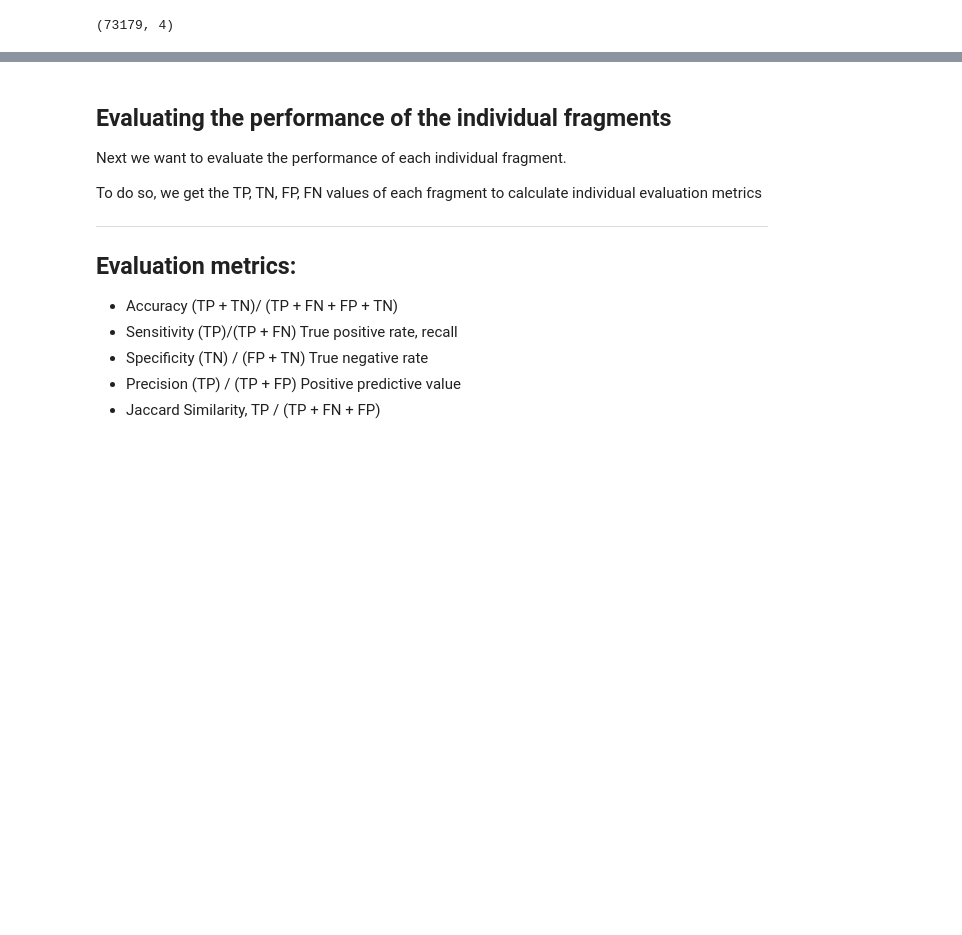
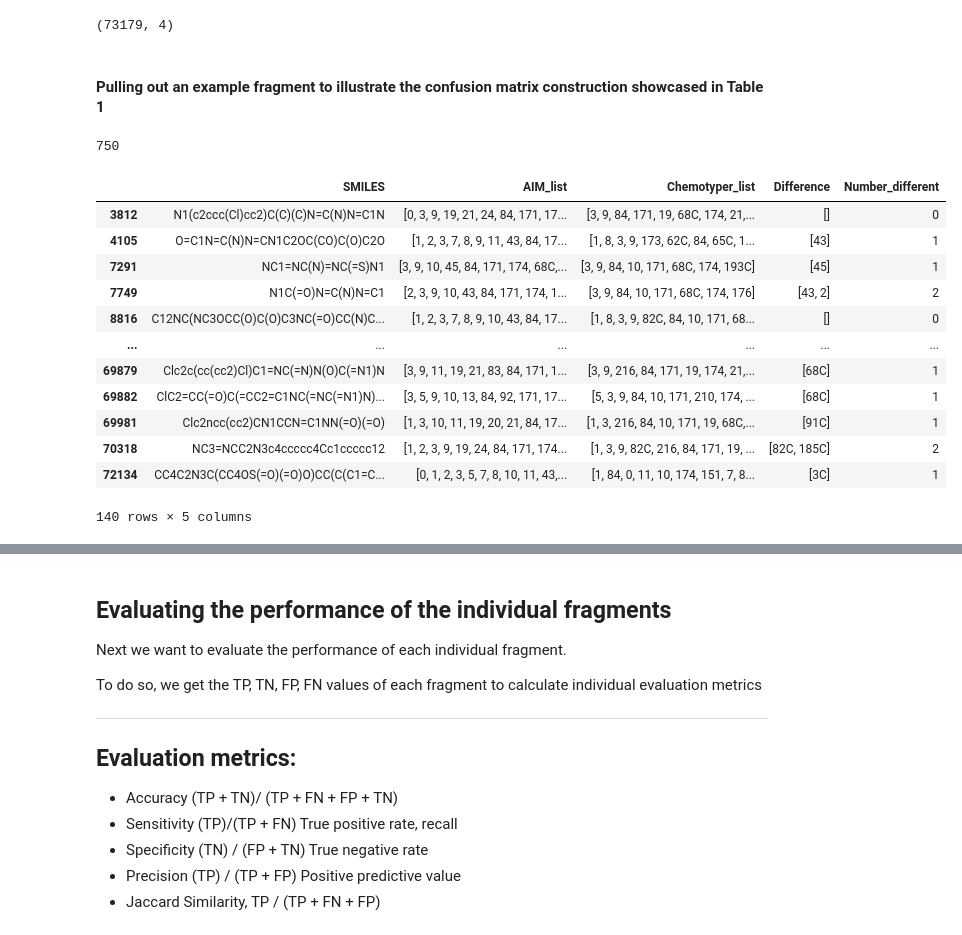
Before and after one commit to patlewig/aim, a Jupyter notebook: notebooks/01_AIM_Pairwise_Comparison.ipynb, the cells around one changed output, grey strips where cells are left out. Cells and saved outputs as stored; diff of their text form; code cells hidden in the pictures; blank space fills up the shorter version.

```diff
--- a/notebooks/01_AIM_Pairwise_Comparison.ipynb
+++ b/notebooks/01_AIM_Pairwise_Comparison.ipynb
@@ -100,3 +100,7 @@ compare_new.head()
 compare_new.shape
 # %% [output]
 (73179, 4)
+# %% [markdown]
+#### Pulling out an example fragment to illustrate the confusion matrix construction showcased in Table 1
+# %%
+test = compare_new.copy()
@@ -102,0 +113,5 @@ compare_new.shape
+# %%
+fragments = list(set(fragments))
+len(fragments)
+# %% [output]
+750
@@ -102,0 +124,16 @@ compare_new.shape
+# %%
+test[aim_mask]
+# %% [output]
+|  | SMILES | AIM_list | Chemotyper_list | Difference | Number_different |
+| 3812 | N1(c2ccc(Cl)cc2)C(C)(C)N=C(N)N=C1N | [0, 3, 9, 19, 21, 24, 84, 171, 17... | [3, 9, 84, 171, 19, 68C, 174, 21,... | [] | 0 |
+| 4105 | O=C1N=C(N)N=CN1C2OC(CO)C(O)C2O | [1, 2, 3, 7, 8, 9, 11, 43, 84, 17... | [1, 8, 3, 9, 173, 62C, 84, 65C, 1... | [43] | 1 |
+| 7291 | NC1=NC(N)=NC(=S)N1 | [3, 9, 10, 45, 84, 171, 174, 68C,... | [3, 9, 84, 10, 171, 68C, 174, 193C] | [45] | 1 |
+| 7749 | N1C(=O)N=C(N)N=C1 | [2, 3, 9, 10, 43, 84, 171, 174, 1... | [3, 9, 84, 10, 171, 68C, 174, 176] | [43, 2] | 2 |
+| 8816 | C12NC(NC3OCC(O)C(O)C3NC(=O)CC(N)C... | [1, 2, 3, 7, 8, 9, 10, 43, 84, 17... | [1, 8, 3, 9, 82C, 84, 10, 171, 68... | [] | 0 |
+| ... | ... | ... | ... | ... | ... |
+| 69879 | Clc2c(cc(cc2)Cl)C1=NC(=N)N(O)C(=N1)N | [3, 9, 11, 19, 21, 83, 84, 171, 1... | [3, 9, 216, 84, 171, 19, 174, 21,... | [68C] | 1 |
+| 69882 | ClC2=CC(=O)C(=CC2=C1NC(=NC(=N1)N)... | [3, 5, 9, 10, 13, 84, 92, 171, 17... | [5, 3, 9, 84, 10, 171, 210, 174, ... | [68C] | 1 |
+| 69981 | Clc2ncc(cc2)CN1CCN=C1NN(=O)(=O) | [1, 3, 10, 11, 19, 20, 21, 84, 17... | [1, 3, 216, 84, 10, 171, 19, 68C,... | [91C] | 1 |
+| 70318 | NC3=NCC2N3c4ccccc4Cc1ccccc12 | [1, 2, 3, 9, 19, 24, 84, 171, 174... | [1, 3, 9, 82C, 216, 84, 171, 19, ... | [82C, 185C] | 2 |
+| 72134 | CC4C2N3C(CC4OS(=O)(=O)O)CC(C(C1=C... | [0, 1, 2, 3, 5, 7, 8, 10, 11, 43,... | [1, 84, 0, 11, 10, 174, 151, 7, 8... | [3C] | 1 |
+140 rows × 5 columns
```
Also changed, not shown: parts of 11 cells of this notebook.
